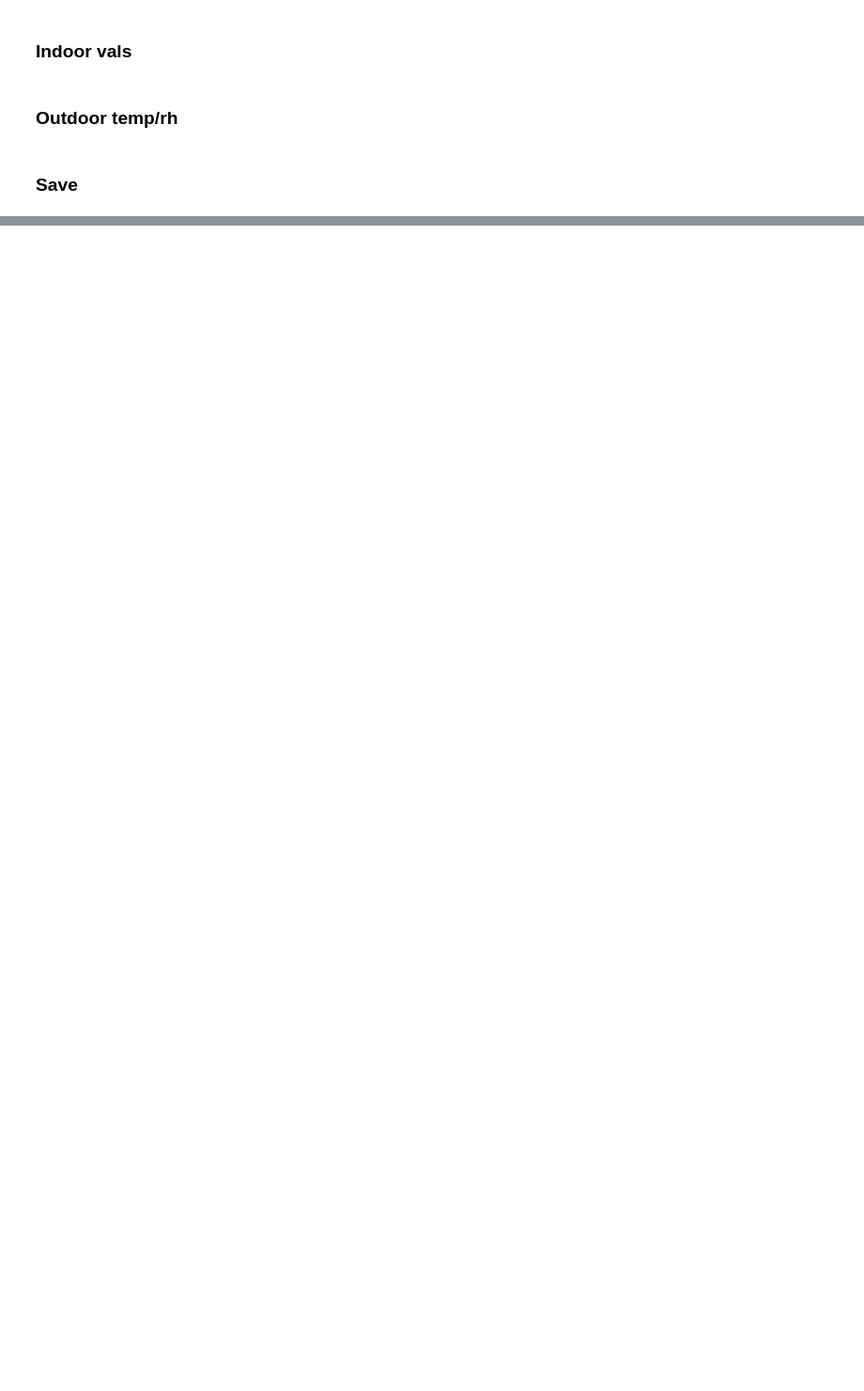
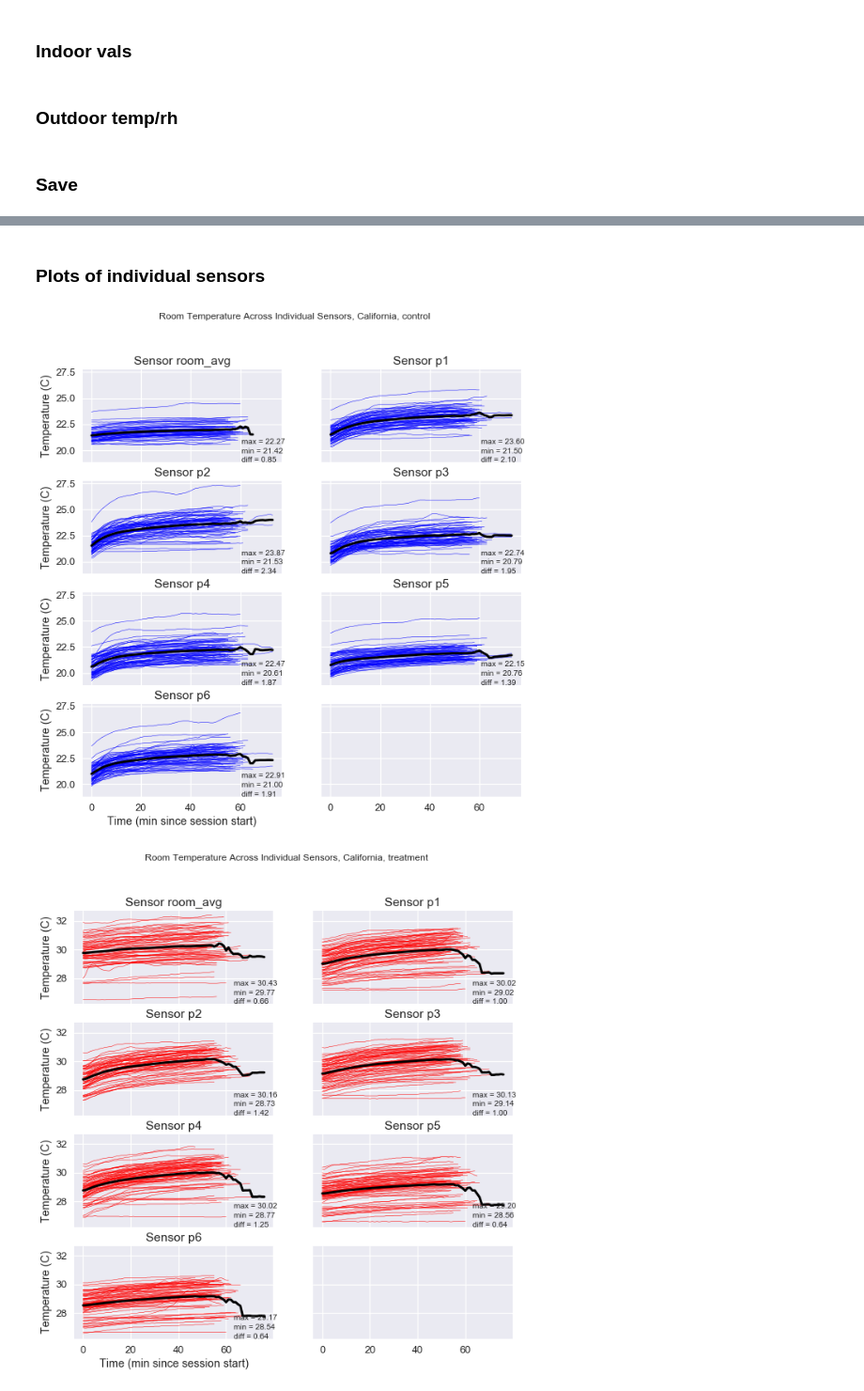
Before and after one commit to bolliger32/berkeley_temp_behavior, a Jupyter notebook: code/notebooks/concatenate_meas.ipynb, the cells around one changed output, grey strips where cells are left out. Shown at 94% size. Drawn from its saved outputs; the diff is of its cells as text; code cells hidden in the pictures; blank space fills up the shorter version.

Commit message:
update: add individual sensor plots and watercolor plots

```diff
--- a/code/notebooks/concatenate_meas.ipynb
+++ b/code/notebooks/concatenate_meas.ipynb
@@ -168,3 +196,7 @@ KeyboardInterrupt:
+# %%
+## save for future loading
+with open(join(int_data_dir,'sensor_data_berk.pickle'),'wb') as f:
+    pickle.dump(dfs_berk,f)
 # %% [markdown]
 ### Indoor vals
 # %%
@@ -184,6 +216,6 @@ out_df_berk.to_csv(save_fpath_berk,float_format='%.2f')
 ### Load data
 # %%
 # load dataframes
-dfs_bus = load_vals_bus(s)
+# dfs_bus = load_vals_bus(s)
 timing_df_bus = get_timing_df_bus(s)
 # %% [output]
@@ -208,3 +232,7 @@ See the caveats in the documentation: http://pandas.pydata.org/pandas-docs/stabl
+# %%
+## save for future loading
+with open(join(int_data_dir,'sensor_data_bus.pickle'),'wb') as f:
+    pickle.dump(dfs_bus,f)
 # %% [markdown]
 ### Indoor vals
 # %%
@@ -219,0 +250,6 @@ out_df_bus.to_csv(save_fpath_bus,float_format='%.2f')
+# %%
+## load dfs if needed
+with open(join(int_data_dir,'sensor_data_berk.pickle'),'rb') as f:
+    dfs_berk = pickle.load(f)
+with open(join(int_data_dir,'sensor_data_bus.pickle'),'rb') as f:
+    dfs_bus = pickle.load(f)
@@ -219,0 +302,43 @@ out_df_bus.to_csv(save_fpath_bus,float_format='%.2f')
+# %% [markdown]
+### Plots of individual sensors
+# %%
+colors = {'California':{'control':'b',
+                       'treatment':'r'},
+         'Nairobi':{'control':'g',
+                   'treatment':'orange'}}
+
+styles = {'California':'-',
+         'Nairobi':'-'}
+lines = []
+
+for site in ['California','Nairobi']:
+    for grp in ['control','treatment']:
+        fig,axs = plt.subplots(4,2, figsize = (10,10), sharex=True, sharey=True)
+        fig.suptitle('Room Temperature Across Individual Sensors, {}, {}'.format(site,grp))
+
+        for ix,sensor in enumerate(['room_avg'] + ['p{}'.format(i) for i in range(1,7)]):
+            y = int(ix/2)
+            x = ix % 2
+            ax = axs[y,x]
+            this_df = ts_dfs[site][grp][sensor]
+            this_df.plot(legend=False, style = styles[site], color = colors[site][grp],
+                                   linewidth = .5, ax=ax)
+            mean = this_df.mean(axis=1)
+            count = this_df.count(axis=1)
+            mean_of_means = (mean*count).sum()/count.sum()
+            this_min = mean.loc[:50].min()
+            this_max = mean.loc[:60].max()
+            line, = ax.plot(mean, color = 'k', linewidth = 3, label = '{}, {} (mean = {:.2f})'.format(
+                site,grp,mean_of_means))
+            lines.append(line)
+            ax.set_ylabel('Temperature (C)')
+            ax.set_xlabel('Time (min since session start)')
+            ax.set_title('Sensor {}'.format(sensor))
+            ax.text(.8,.1,'min = {:.2f}'.format(this_min), transform = ax.transAxes)
+            ax.text(.8,.2,'max = {:.2f}'.format(this_max), transform = ax.transAxes)
+            ax.text(.8,.0,'diff = {:.2f}'.format(this_max-this_min), transform = ax.transAxes)
+
+        fig.savefig('../../results/figures/main_experiment/spaghetti_temps_all_sens_{}_{}.png'.format(site,grp))
+# %% [output]
+[figure, added]
+[figure, added]
```
Also changed, not shown: parts of 15 cells of this notebook.
